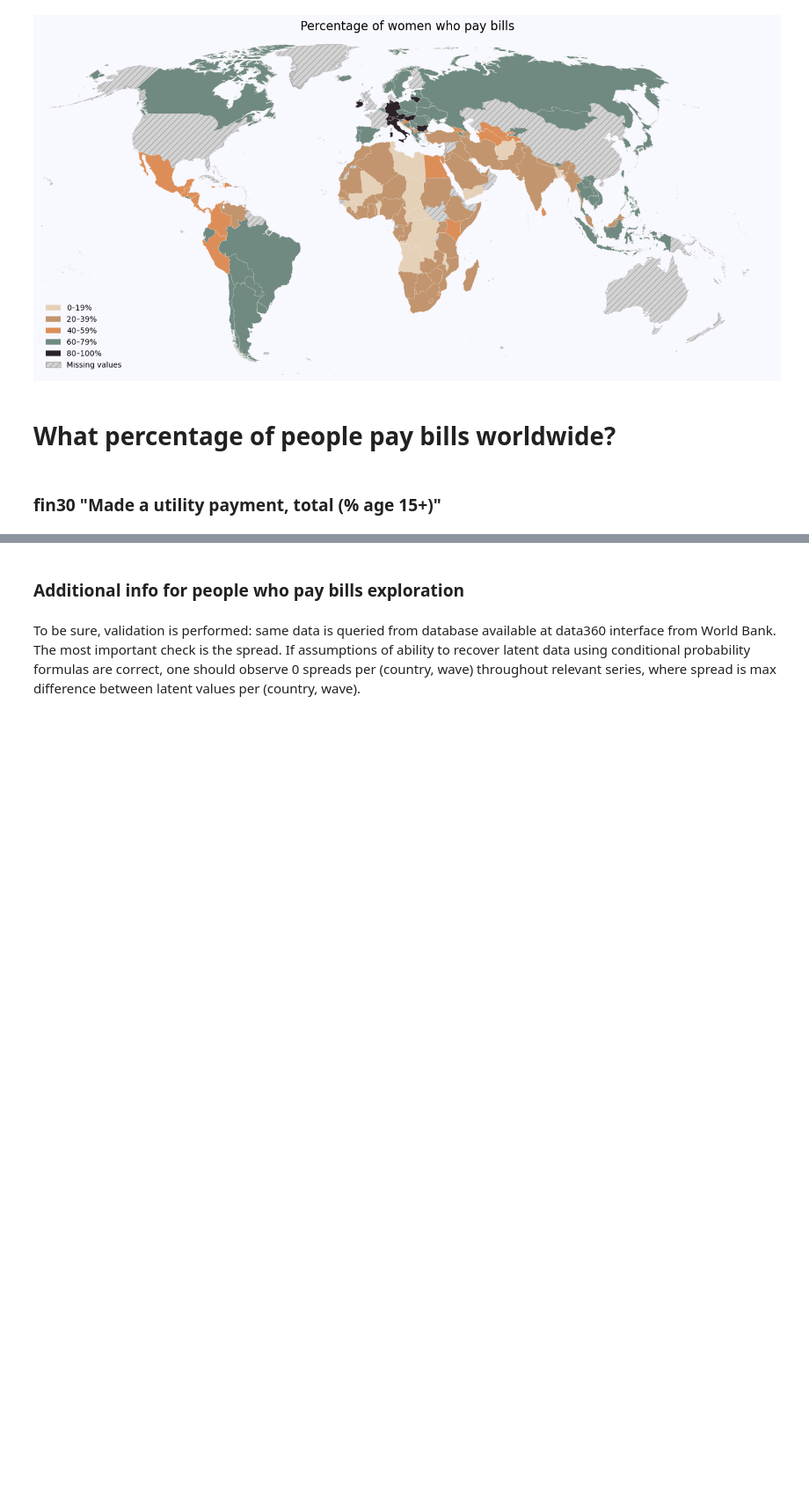
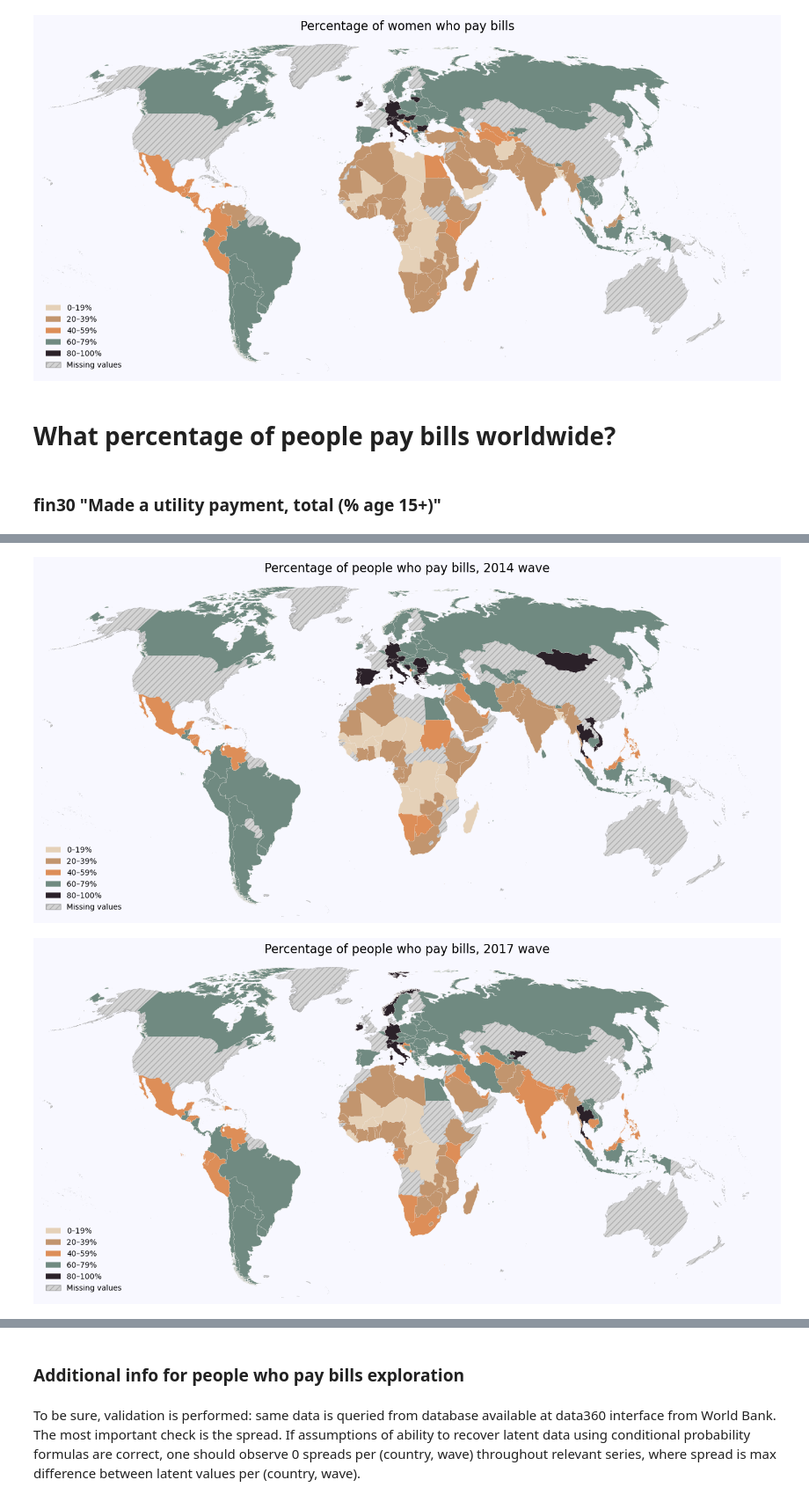
Before and after one commit to reebme/curated-data-sqlite, a Jupyter notebook: notebooks/03_findex_exploration_additional_info.ipynb, the cells around one changed output, grey strips where cells are left out. Shown at 88% size. Saved outputs shown, nothing was run; the diff lists cells and outputs as text; code cells hidden in the pictures; blank space fills up the shorter version.

Commit message:
Changed plotly.express map plots to matplotlib and geopandas plots.

```diff
--- a/notebooks/03_findex_exploration_additional_info.ipynb
+++ b/notebooks/03_findex_exploration_additional_info.ipynb
@@ -104,14 +116,6 @@ fin30_data.loc[fin30_data['wave'] == 2022, 'wave'] = 2021
 # %%
-wave = 2021
-temp = fin30_data[fin30_data['wave'] == wave]
-fig = px.choropleth(
-temp,
-locations="country_id",          # column with ISO-3 country codes, e.g. POL, AUS
-color="perc_val",                # numeric column to color by
-#hover_name="country_name",    # optional
-color_continuous_scale="Inferno",
-projection="natural earth",
-#projection = 'miller',
-title=f"% of population paying utility bills in {wave}"
-)
-fig.show()
+no_buckets = 5
+# plotting percentages
+min_range = 0
+max_range = 100
+fin30_data['cluster'], fin30_data_edges = utils.divide_range_into_buckets(no_buckets, min_range, max_range, fin30_data['perc_val'])
@@ -119,0 +122,26 @@ fig.show()
+# %%
+categories = np.sort(fin30_data['cluster'].dropna().astype(int).unique())
+
+# prepare labels
+labels = [
+    (fin30_data_edges[i-1], fin30_data_edges[i] - 1) if i < len(fin30_data_edges) -1
+    else (fin30_data_edges[i-1], fin30_data_edges[i])
+    for i in range(len(fin30_data_edges)) if i > 0
+]
+labels = [f"{int(l[0])}–{int(l[1])}%" for l in labels]
+labels = dict(zip(categories, labels))
+
+fin30_plot_data = fin30_data.pivot(index = 'country_id', columns = 'wave', values = 'cluster').reset_index()
+fin30_plot_data.columns.name = None
+
+fin30_palette = dict(zip(categories, palette))
+
+for wave in waves_in_data:
+    utils.plot_cluster_map(fin30_plot_data.set_index('country_id')[wave],
+        labels = labels,
+        palette = fin30_palette,
+        title = f"Percentage of people who pay bills, {wave} wave"
+    )
+# %% [output]
+[figure, added]
+[figure, added]
```
Also changed, not shown: parts of 9 cells of this notebook.
